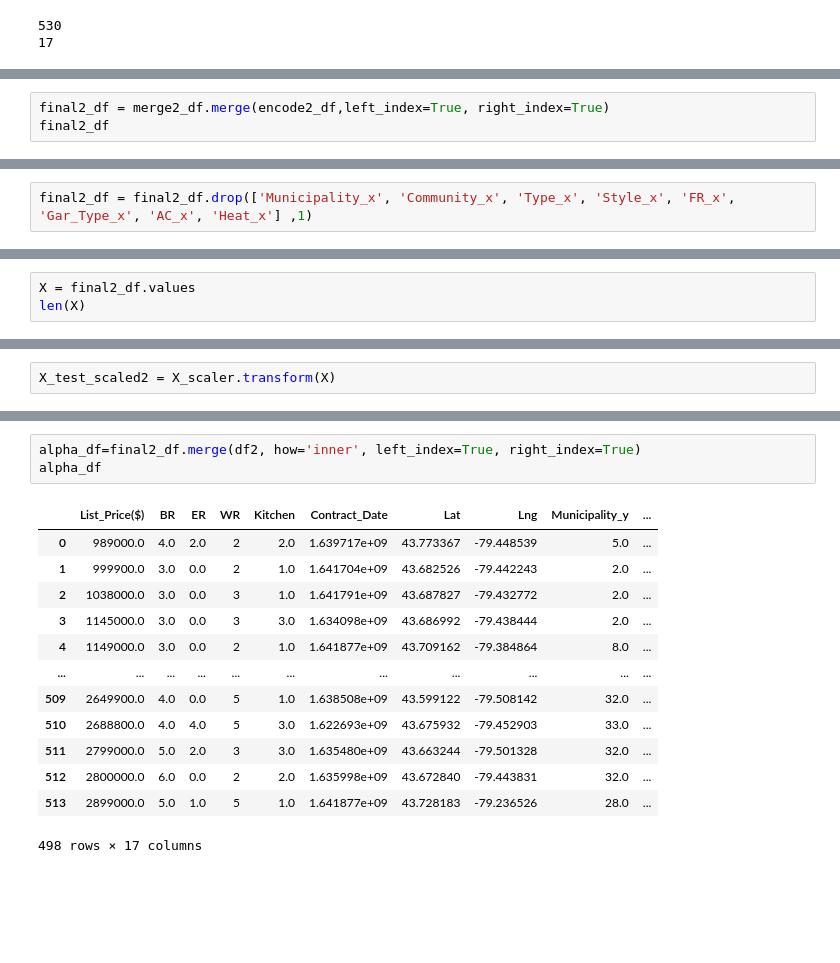
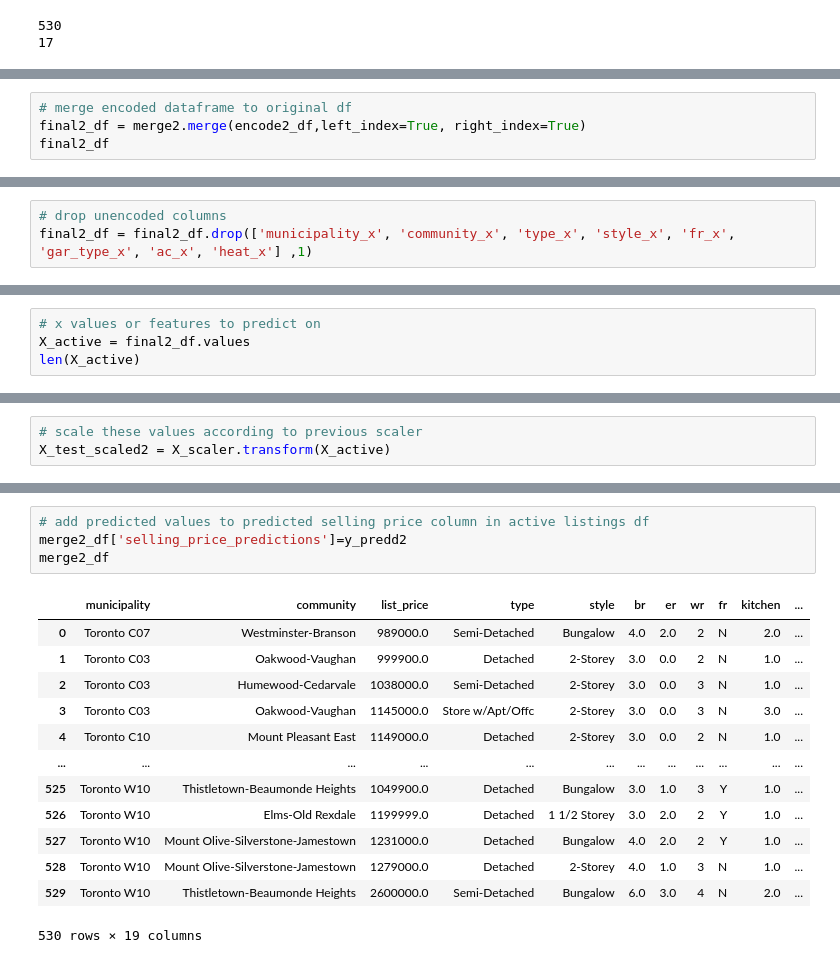
Before and after one commit to Realestate-Module-Predictions/Real_estate, a Jupyter notebook: Machine_Learning.ipynb, the cells around one changed output, grey strips where cells are left out. Saved outputs shown, nothing was run; the diff lists cells and outputs as text; blank space fills up the shorter version.

```diff
--- a/Machine_Learning.ipynb
+++ b/Machine_Learning.ipynb
@@ -779,6 +744,7 @@ encode2_df.head()
 | 3 | 2.0 | 86.0 | 7.0 | 2.0 | 0.0 | 4.0 | 3.0 | 1.0 |
 | 4 | 8.0 | 78.0 | 1.0 | 2.0 | 0.0 | 4.0 | 0.0 | 1.0 |
 # %%
-final2_df = merge2_df.merge(encode2_df,left_index=True, right_index=True)
+# merge encoded dataframe to original df
+final2_df = merge2.merge(encode2_df,left_index=True, right_index=True)
 final2_df
 # %% [output]
@@ -798,5 +773,6 @@ final2_df
 # %%
-final2_df = final2_df.drop(['Municipality_x', 'Community_x', 'Type_x', 'Style_x', 'FR_x', 'Gar_Type_x', 'AC_x', 'Heat_x'] ,1)
+# drop unencoded columns
+final2_df = final2_df.drop(['municipality_x', 'community_x', 'type_x', 'style_x', 'fr_x', 'gar_type_x', 'ac_x', 'heat_x'] ,1)
 # %%
 final2_df
 # %% [output]
@@ -816,4 +792,5 @@ final2_df
 # %%
-X = final2_df.values
-len(X)
+# x values or features to predict on
+X_active = final2_df.values
+len(X_active)
 # %% [output]
@@ -821,5 +798,6 @@ len(X)
 # %%
-X_test_scaled2 = X_scaler.transform(X)
+# scale these values according to previous scaler
+X_test_scaled2 = X_scaler.transform(X_active)
 # %%
 # use trained model to predict this data
 y_predd2 = regressor.predict(X_test_scaled2)
@@ -842,17 +820,18 @@ df2
 # %%
-alpha_df=final2_df.merge(df2, how='inner', left_index=True, right_index=True)
-alpha_df
+# add predicted values to predicted selling price column in active listings df
+merge2_df['selling_price_predictions']=y_predd2
+merge2_df
 # %% [output]
-|  | List_Price($) | BR | ER | WR | Kitchen | Contract_Date | Lat | Lng | Municipality_y | ... |
-| 0 | 989000.0 | 4.0 | 2.0 | 2 | 2.0 | 1.639717e+09 | 43.773367 | -79.448539 | 5.0 | ... |
-| 1 | 999900.0 | 3.0 | 0.0 | 2 | 1.0 | 1.641704e+09 | 43.682526 | -79.442243 | 2.0 | ... |
-| 2 | 1038000.0 | 3.0 | 0.0 | 3 | 1.0 | 1.641791e+09 | 43.687827 | -79.432772 | 2.0 | ... |
-| 3 | 1145000.0 | 3.0 | 0.0 | 3 | 3.0 | 1.634098e+09 | 43.686992 | -79.438444 | 2.0 | ... |
-| 4 | 1149000.0 | 3.0 | 0.0 | 2 | 1.0 | 1.641877e+09 | 43.709162 | -79.384864 | 8.0 | ... |
-| ... | ... | ... | ... | ... | ... | ... | ... | ... | ... | ... |
-| 509 | 2649900.0 | 4.0 | 0.0 | 5 | 1.0 | 1.638508e+09 | 43.599122 | -79.508142 | 32.0 | ... |
-| 510 | 2688800.0 | 4.0 | 4.0 | 5 | 3.0 | 1.622693e+09 | 43.675932 | -79.452903 | 33.0 | ... |
-| 511 | 2799000.0 | 5.0 | 2.0 | 3 | 3.0 | 1.635480e+09 | 43.663244 | -79.501328 | 32.0 | ... |
-| 512 | 2800000.0 | 6.0 | 0.0 | 2 | 2.0 | 1.635998e+09 | 43.672840 | -79.443831 | 32.0 | ... |
-| 513 | 2899000.0 | 5.0 | 1.0 | 5 | 1.0 | 1.641877e+09 | 43.728183 | -79.236526 | 28.0 | ... |
+|  | municipality | community | list_price | type | style | br | er | wr | fr | kitchen | ... |
+| 0 | Toronto C07 | Westminster-Branson | 989000.0 | Semi-Detached | Bungalow | 4.0 | 2.0 | 2 | N | 2.0 | ... |
+| 1 | Toronto C03 | Oakwood-Vaughan | 999900.0 | Detached | 2-Storey | 3.0 | 0.0 | 2 | N | 1.0 | ... |
+| 2 | Toronto C03 | Humewood-Cedarvale | 1038000.0 | Semi-Detached | 2-Storey | 3.0 | 0.0 | 3 | N | 1.0 | ... |
+| 3 | Toronto C03 | Oakwood-Vaughan | 1145000.0 | Store w/Apt/Offc | 2-Storey | 3.0 | 0.0 | 3 | N | 3.0 | ... |
+| 4 | Toronto C10 | Mount Pleasant East | 1149000.0 | Detached | 2-Storey | 3.0 | 0.0 | 2 | N | 1.0 | ... |
+| ... | ... | ... | ... | ... | ... | ... | ... | ... | ... | ... | ... |
+| 525 | Toronto W10 | Thistletown-Beaumonde Heights | 1049900.0 | Detached | Bungalow | 3.0 | 1.0 | 3 | Y | 1.0 | ... |
+| 526 | Toronto W10 | Elms-Old Rexdale | 1199999.0 | Detached | 1 1/2 Storey | 3.0 | 2.0 | 2 | Y | 1.0 | ... |
+| 527 | Toronto W10 | Mount Olive-Silverstone-Jamestown | 1231000.0 | Detached | Bungalow | 4.0 | 2.0 | 2 | Y | 1.0 | ... |
+| 528 | Toronto W10 | Mount Olive-Silverstone-Jamestown | 1279000.0 | Detached | 2-Storey | 4.0 | 1.0 | 3 | N | 1.0 | ... |
+| 529 | Toronto W10 | Thistletown-Beaumonde Heights | 2600000.0 | Semi-Detached | Bungalow | 6.0 | 3.0 | 4 | N | 2.0 | ... |
-498 rows × 17 columns
+530 rows × 19 columns
```
Also changed, not shown: parts of 85 cells of this notebook, 2 other files.
